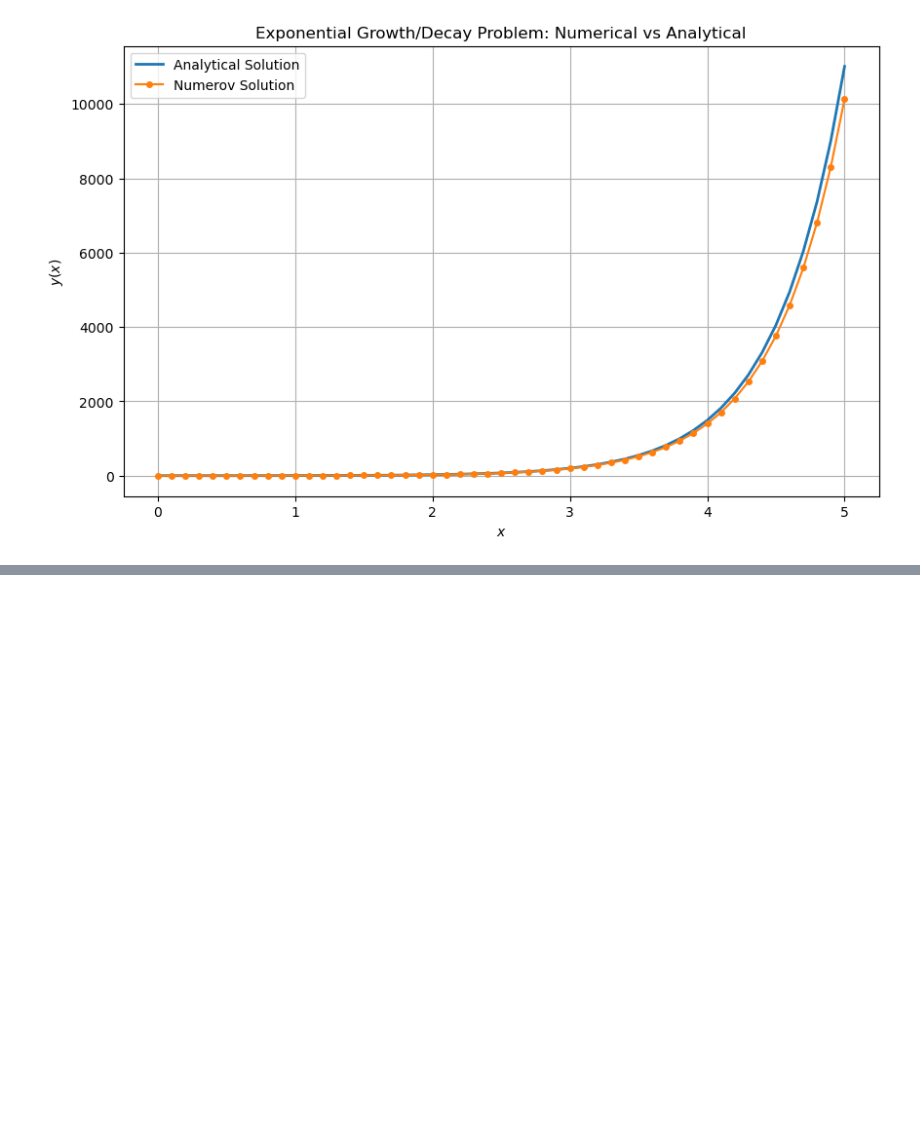
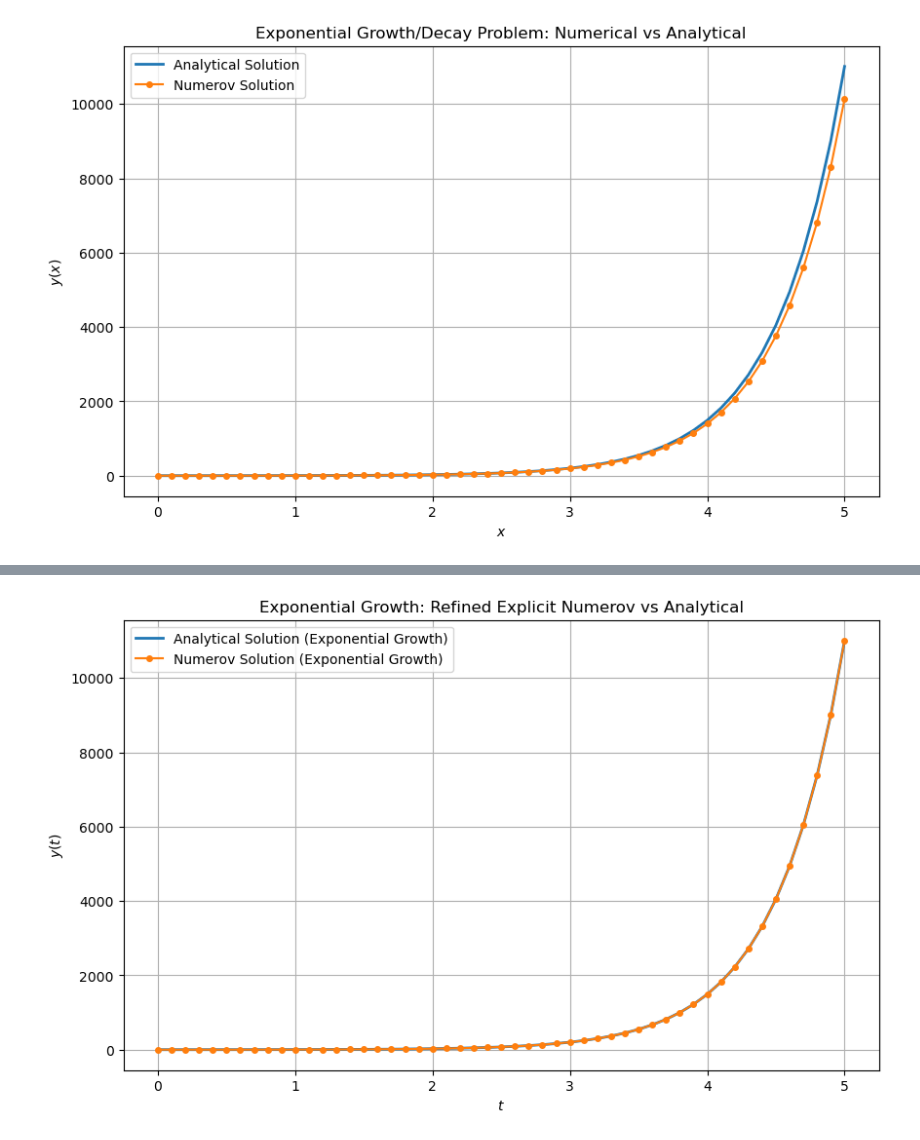
Before and after one commit to SoumyajeetMazumdar/CQMPP, a Jupyter notebook: #4/numerov.ipynb, the cells around one changed output, grey strips where cells are left out. Saved outputs shown, nothing was run; the diff lists cells and outputs as text; code cells hidden in the pictures; blank space fills up the shorter version.

Commit message:
explicit numerov added, test cases, info. Ready for SE implementation

```diff
--- a/#4/numerov.ipynb
+++ b/#4/numerov.ipynb
@@ -132,0 +150,66 @@ plt.show()
+# %%
+# Re-implement the refined explicit Numerov propagator
+def numerov_explicit(func, y0, v0, h, t):
+    """
+    Refined explicit Numerov propagator for solving y''(t) = g(t)y(t).
+
+    Parameters:
+    - func: The function g(t), such that y''(t) = g(t)y(t).
+    - y0: Initial condition y(t0).
+    - v0: Initial velocity y'(t0).
+    - h: Step size for the numerical method.
+    - t: Array of time points.
+
+    Returns:
+    - y: Array of dependent variable values computed using the explicit Numerov method.
+    """
+    y = np.zeros_like(t)
+    y[0] = y0
+    y[1] = y0 + v0 * h + 0.5 * func(t[0]) * y0 * h**2  # Compute second step using Taylor expansion
+
+    for n in range(1, len(t) - 1):
+        # Compute coefficients a, b, c
+        g_n = func(t[n])
+        g_n_minus_1 = func(t[n - 1])
+        g_n_plus_1 = func(t[n + 1])
+
+        a = 2 + (5 / 6) * g_n * h**2
+        b = 1 - (1 / 12) * g_n_minus_1 * h**2
+        c = 1 - (1 / 12) * g_n_plus_1 * h**2
+
+        # Update y[n+1] explicitly
+        y[n + 1] = (a * y[n] - b * y[n - 1]) / c
+
+    return y
+
+
+# Example: Exponential growth (y'' = k^2 y)
+def exponential_growth_g(t):
+    k = 2  # Growth rate constant
+    return k**2  # g(t) = k^2
+
+# Parameters
+y0_exponential = 1  # Initial condition y(0)
+v0_exponential = 0  # Initial velocity dy/dx(0)
+h = 0.1  # Step size
+t = np.arange(0, 5 + h, h)  # Time grid
+
+# Solve using the refined explicit Numerov method
+y_exponential = numerov_explicit(exponential_growth_g, y0_exponential, v0_exponential, h, t)
+
+# Analytical solution for comparison
+k = 2
+y_analytical_exponential = np.cosh(k * t)  # Analytical solution: y(t) = cosh(k * t)
+
+# Plot results for the exponential growth problem
+plt.figure(figsize=(10, 6))
+plt.plot(t, y_analytical_exponential, label="Analytical Solution (Exponential Growth)", linewidth=2)
+plt.plot(t, y_exponential, 'o-', label="Numerov Solution (Exponential Growth)", linewidth=1.5, markersize=4)
+plt.title("Exponential Growth: Refined Explicit Numerov vs Analytical")
+plt.xlabel("$t$")
+plt.ylabel("$y(t)$")
+plt.legend()
+plt.grid()
+plt.show()
+# %% [output]
+[figure, added]
```
Also changed, not shown: parts of 3 cells of this notebook.
